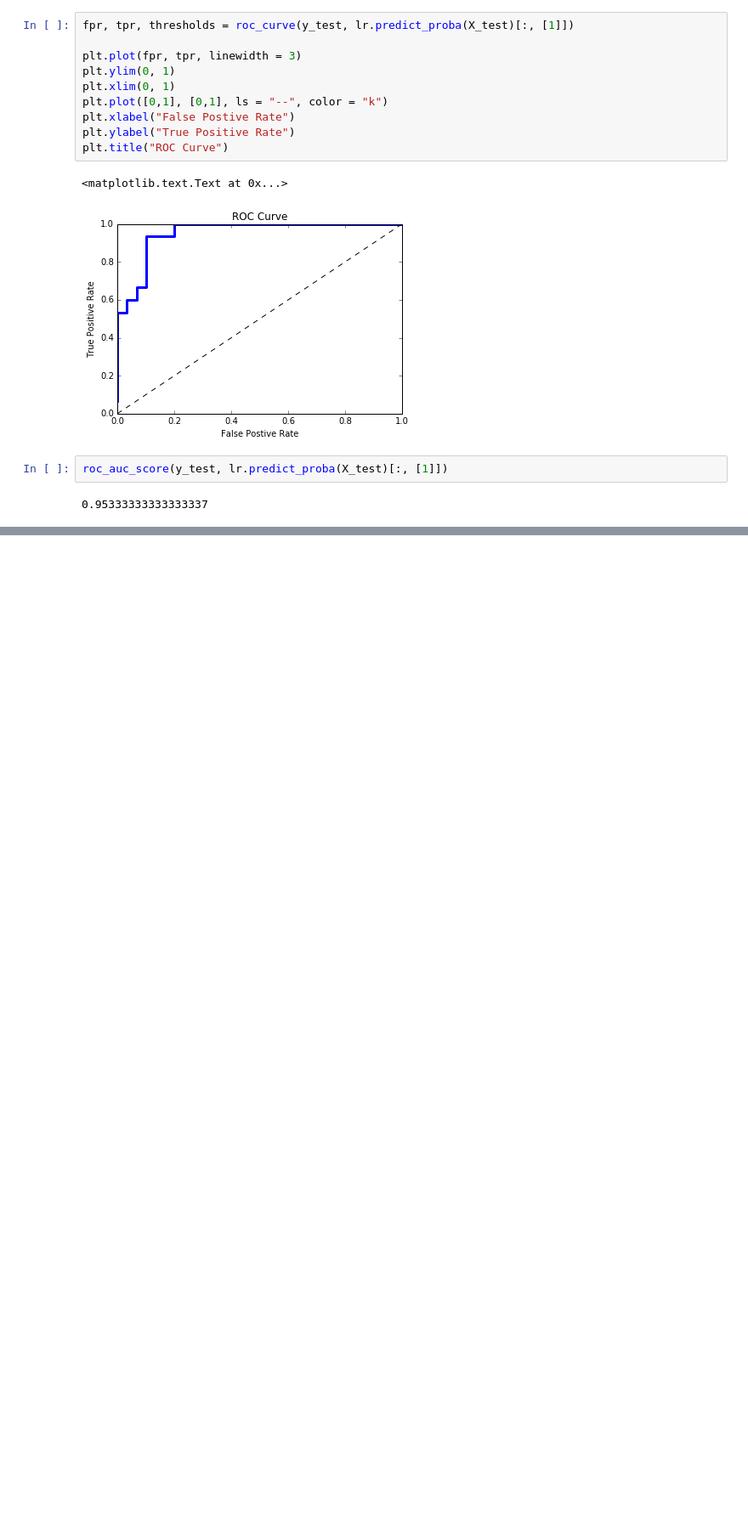
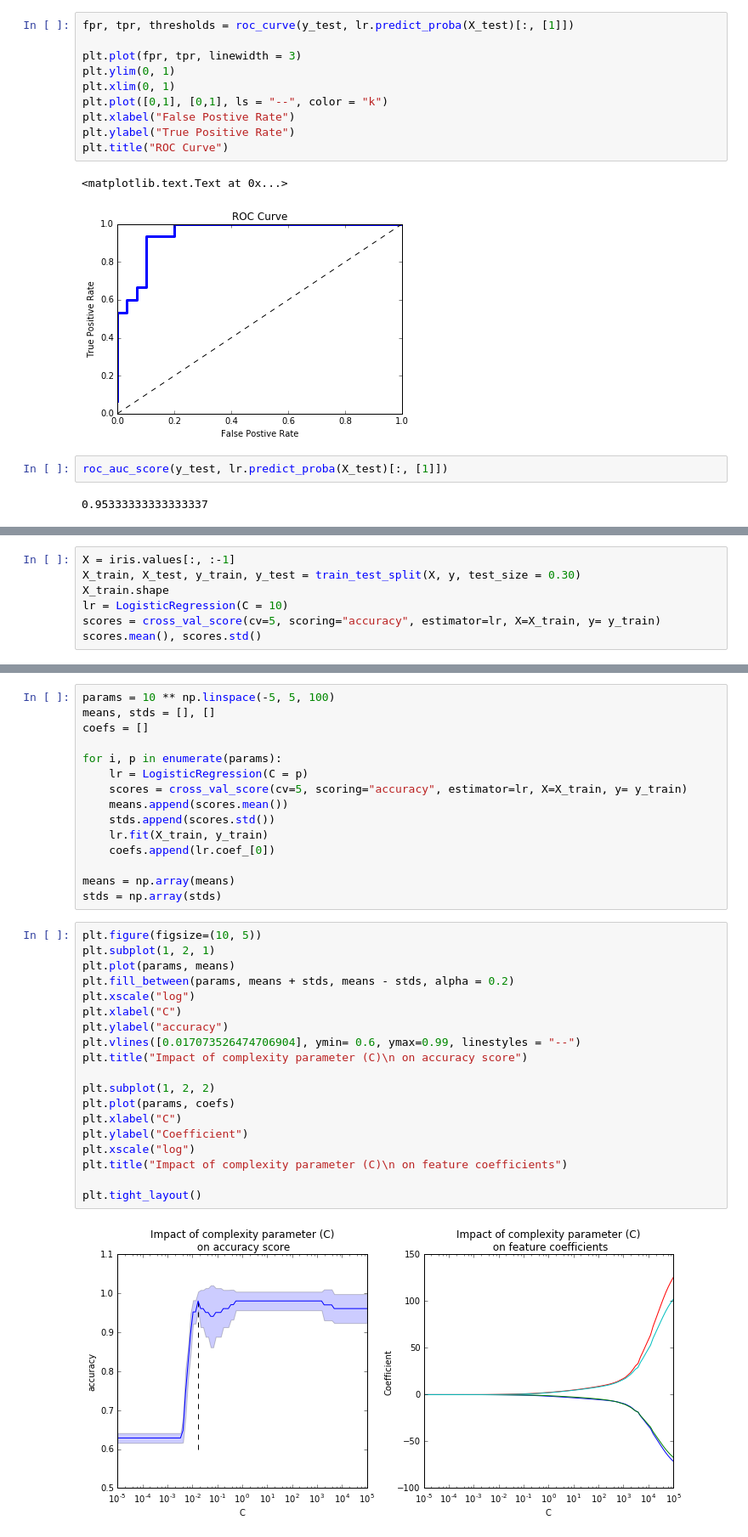
Before and after one commit to Einext/jupyter-notebooks, a Jupyter notebook: 05 Classification.ipynb, the cells around one changed output, grey strips where cells are left out. Shown at 85% size. Drawn from its saved outputs; the diff is of its cells as text; blank space fills up the shorter version.

```diff
--- a/05 Classification.ipynb
+++ b/05 Classification.ipynb
@@ -160,0 +169,7 @@ roc_auc_score(y_test, lr.predict_proba(X_test)[:, [1]])
+# %%
+X = iris.values[:, :-1]
+X_train, X_test, y_train, y_test = train_test_split(X, y, test_size = 0.30)
+X_train.shape
+lr = LogisticRegression(C = 10)
+scores = cross_val_score(cv=5, scoring="accuracy", estimator=lr, X=X_train, y= y_train)
+scores.mean(), scores.std()
@@ -160,0 +182,36 @@ roc_auc_score(y_test, lr.predict_proba(X_test)[:, [1]])
+# %%
+params = 10 ** np.linspace(-5, 5, 100)
+means, stds = [], []
+coefs = []
+
+for i, p in enumerate(params):
+    lr = LogisticRegression(C = p)
+    scores = cross_val_score(cv=5, scoring="accuracy", estimator=lr, X=X_train, y= y_train)
+    means.append(scores.mean())
+    stds.append(scores.std())
+    lr.fit(X_train, y_train)
+    coefs.append(lr.coef_[0])
+
+means = np.array(means)
+stds = np.array(stds)
+# %%
+plt.figure(figsize=(10, 5))
+plt.subplot(1, 2, 1)
+plt.plot(params, means)
+plt.fill_between(params, means + stds, means - stds, alpha = 0.2)
+plt.xscale("log")
+plt.xlabel("C")
+plt.ylabel("accuracy")
+plt.vlines([0.017073526474706904], ymin= 0.6, ymax=0.99, linestyles = "--")
+plt.title("Impact of complexity parameter (C)\n on accuracy score")
+
+plt.subplot(1, 2, 2)
+plt.plot(params, coefs)
+plt.xlabel("C")
+plt.ylabel("Coefficient")
+plt.xscale("log")
+plt.title("Impact of complexity parameter (C)\n on feature coefficients")
+
+plt.tight_layout()
+# %% [output]
+[figure, added]
```
Also changed, not shown: parts of 13 cells of this notebook, 1 other file.
